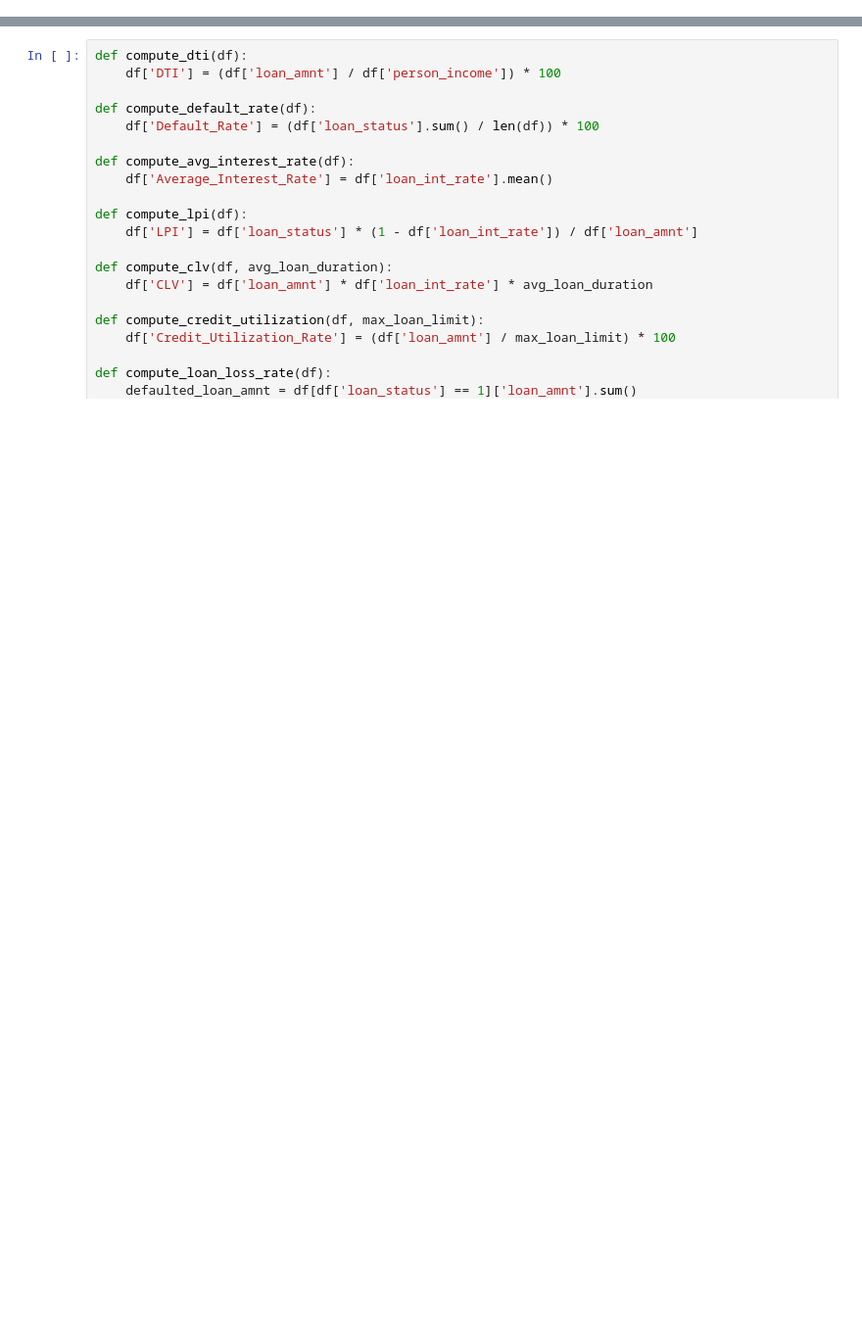
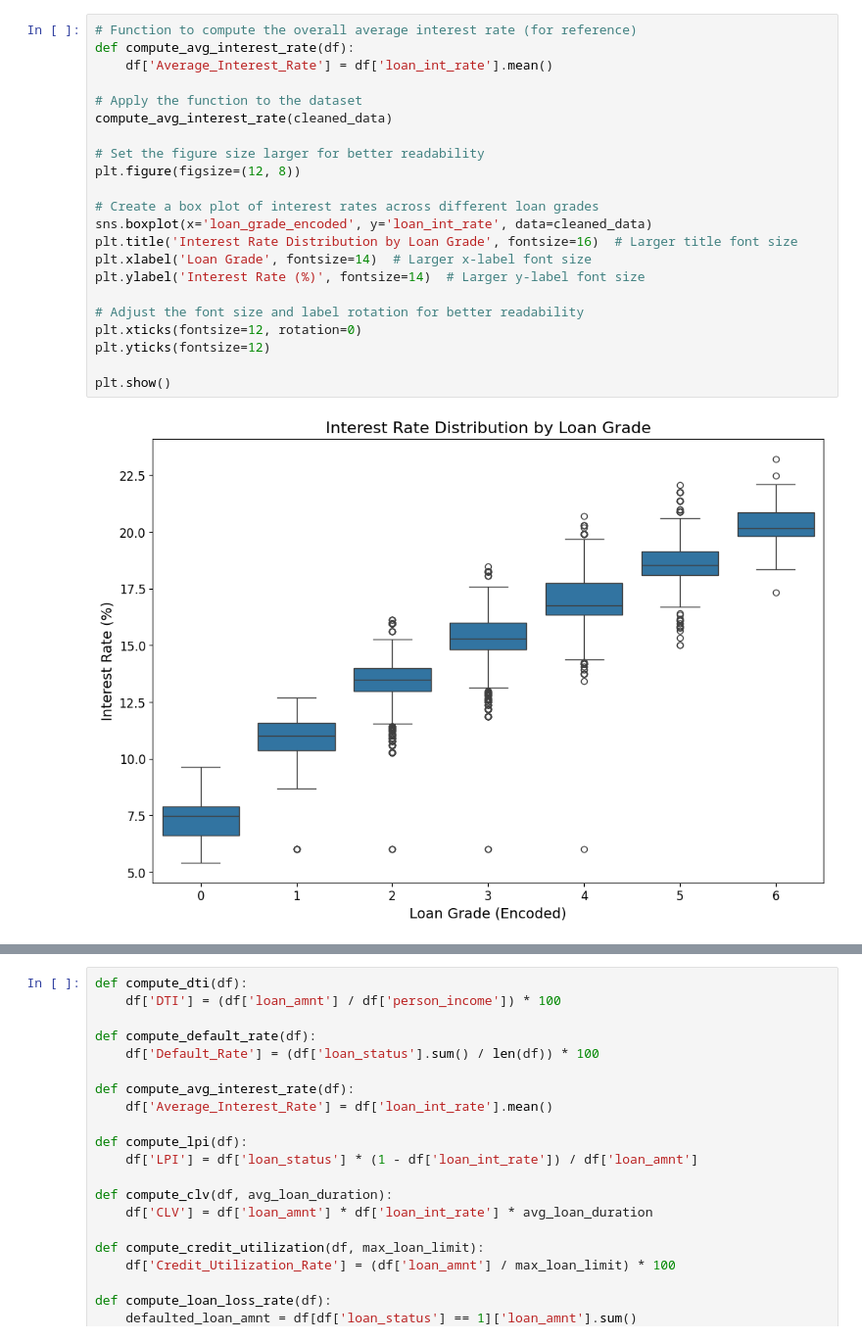
Before and after one commit to RahilChadha/Credit-risk-assessment, a Jupyter notebook: Credit_Risk_KPI.ipynb, the cells around one changed output, grey strips where cells are left out. Shown: that part at 98% size. Cells and saved outputs as stored; diff of their text form; blank space fills up the shorter version.

```diff
--- a/Credit_Risk_KPI.ipynb
+++ b/Credit_Risk_KPI.ipynb
@@ -10,0 +78,24 @@ cleaned_data = pd.read_csv("cleaned_data.csv")
+# %%
+# Function to compute the overall average interest rate (for reference)
+def compute_avg_interest_rate(df):
+    df['Average_Interest_Rate'] = df['loan_int_rate'].mean()
+
+# Apply the function to the dataset
+compute_avg_interest_rate(cleaned_data)
+
+# Set the figure size larger for better readability
+plt.figure(figsize=(12, 8))
+
+# Create a box plot of interest rates across different loan grades
+sns.boxplot(x='loan_grade_encoded', y='loan_int_rate', data=cleaned_data)
+plt.title('Interest Rate Distribution by Loan Grade', fontsize=16)  # Larger title font size
+plt.xlabel('Loan Grade', fontsize=14)  # Larger x-label font size
+plt.ylabel('Interest Rate (%)', fontsize=14)  # Larger y-label font size
+
+# Adjust the font size and label rotation for better readability
+plt.xticks(fontsize=12, rotation=0)
+plt.yticks(fontsize=12)
+
+plt.show()
+# %% [output]
+[figure, added]
```
Also changed, not shown: parts of 15 cells of this notebook, 2 other files.
